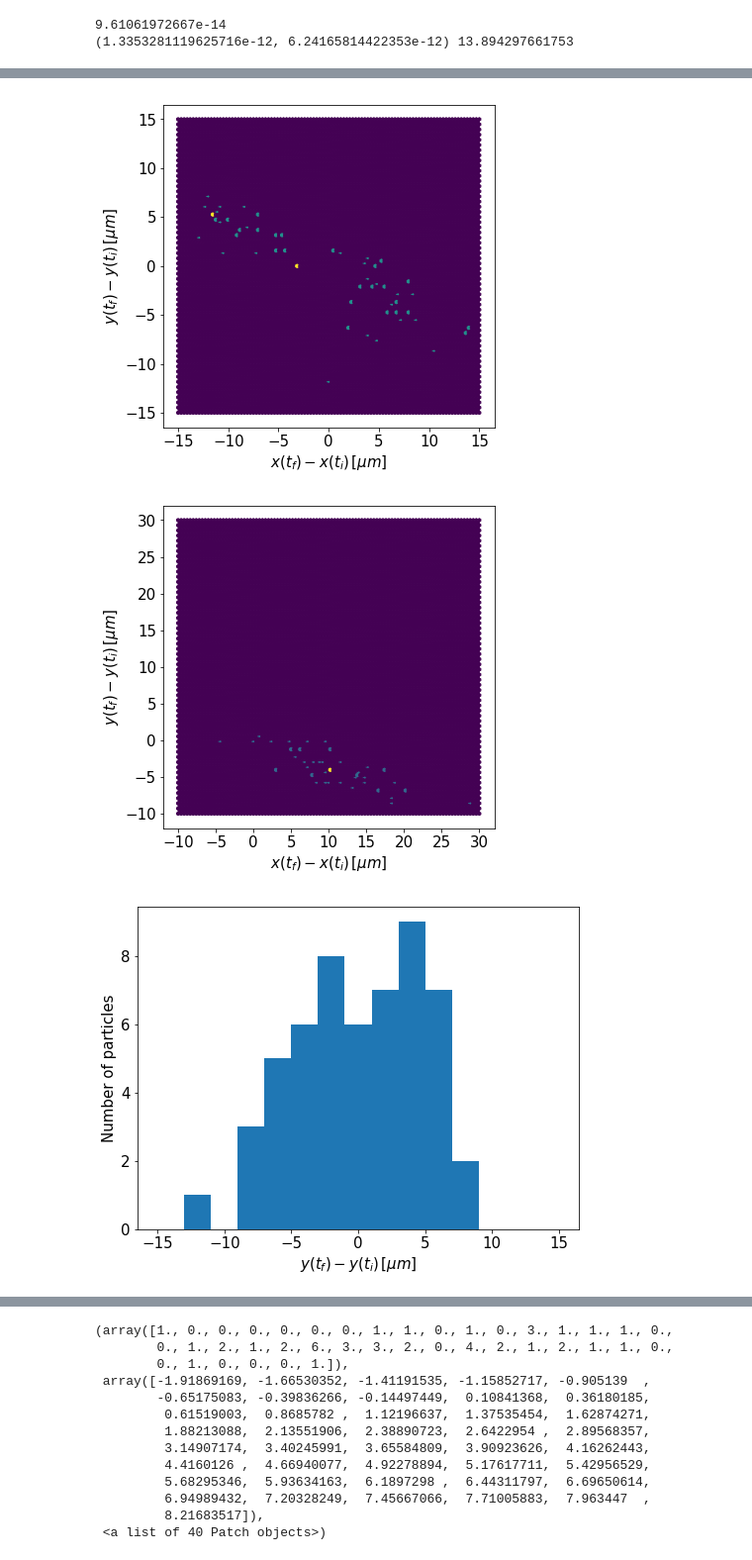
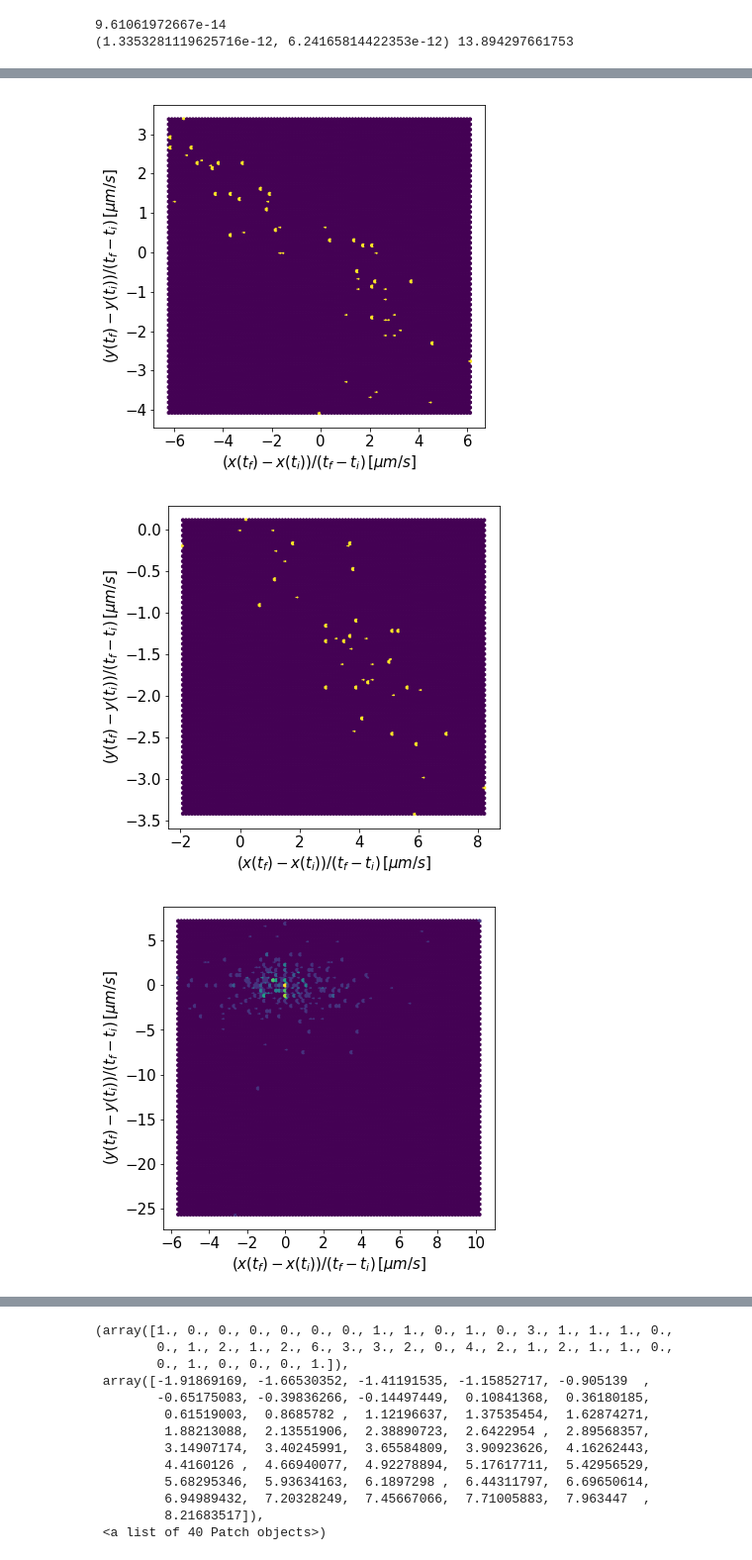
Before and after one commit to y-song/school, a Jupyter notebook: physics111b/lab 2 data.ipynb, the cells around one changed output, grey strips where cells are left out. Shown: that part at 99% size. Saved outputs shown, nothing was run; the diff lists cells and outputs as text; code cells hidden in the pictures.

Commit message:
Added 2D histograms of displacement of micro-beads

```diff
--- a/physics111b/lab 2 data.ipynb
+++ b/physics111b/lab 2 data.ipynb
@@ -256,6 +256,3 @@ def getMeanv(files):
     #mean_vx = np.mean(v_array[:,0])
     #mean_vy = np.mean(v_array[:,1])
     #return mean_vx, mean_vy
-# %%
-v_array = getMeanv('onion_1')
-plt.hist(v_array[:,0]*1e6, bins=40)
@@ -277,34 +259,43 @@ plt.hist(v_array[:,0]*1e6, bins=40)
+# %%
+def getAllv(files):
+    table_table = getTableTable(files)
+    v_array = []
+    for table in table_table:
+        v = getv(table)
+        v_array.append(v)
+    v_array = np.asarray(v_array)
+    return v_array
 # %%
-displace_array = getAllDisplace('onion_1')
+v_array = getAllv('onion_1')
 fig = plt.figure(figsize=(6,6))
-plt.hexbin(displace_array[:,0]*1e6, displace_array[:,1]*1e6, extent=(-15, 15, -15, 15))
-plt.xlabel('$x(t_f)-x(t_i) \, [\mu m]$', fontsize=15)
-plt.ylabel('$y(t_f)-y(t_i) \, [\mu m]$', fontsize=15)
+plt.hexbin(v_array[:,0]*1e6, v_array[:,1]*1e6)
+plt.xlabel('$(x(t_f)-x(t_i))/(t_f - t_i) \, [\mu m/s]$', fontsize=15)
+plt.ylabel('$(y(t_f)-y(t_i))/(t_f - t_i) \, [\mu m/s]$', fontsize=15)
 plt.xticks(fontsize=15)
 plt.yticks(fontsize=15)
 plt.savefig('images/onion1.pdf', bbox_inches='tight')
 # %% [output]
-[figure, old version]
+[figure, new version]
 # %%
-displace_array = getAllDisplace('onion_2')
+v_array = getAllv('onion_2')
 fig = plt.figure(figsize=(6,6))
-plt.hexbin(displace_array[:,0]*1e6, displace_array[:,1]*1e6, extent=(-10, 30, -10, 30))
-plt.xlabel('$x(t_f)-x(t_i) \, [\mu m]$', fontsize=15)
-plt.ylabel('$y(t_f)-y(t_i) \, [\mu m]$', fontsize=15)
+plt.hexbin(v_array[:,0]*1e6, v_array[:,1]*1e6)
+plt.xlabel('$(x(t_f)-x(t_i))/(t_f - t_i) \, [\mu m/s]$', fontsize=15)
+plt.ylabel('$(y(t_f)-y(t_i))/(t_f - t_i) \, [\mu m/s]$', fontsize=15)
 plt.xticks(fontsize=15)
 plt.yticks(fontsize=15)
 plt.savefig('images/onion2.pdf', bbox_inches='tight')
 # %% [output]
-[figure, old version]
+[figure, new version]
 # %%
-displace_array = getAllDisplace('onion_1')
-fig = plt.figure(figsize=(8,6))
-plt.hist(displace_array[:,1]*1e6, bins=15, range=(-15,15))
-plt.xlabel('$y(t_f)-y(t_i) \, [\mu m]$', fontsize=15)
-plt.ylabel('Number of particles', fontsize=15)
+v_array = getAllv('1.6_pvp_small')
+fig = plt.figure(figsize=(6,6))
+plt.hexbin(v_array[:,0]*1e6, v_array[:,1]*1e6)
+plt.xlabel('$(x(t_f)-x(t_i))/(t_f - t_i) \, [\mu m/s]$', fontsize=15)
+plt.ylabel('$(y(t_f)-y(t_i))/(t_f - t_i) \, [\mu m/s]$', fontsize=15)
 plt.xticks(fontsize=15)
 plt.yticks(fontsize=15)
-plt.savefig('images/y1.pdf', bbox_inches='tight')
+plt.savefig('images/1.6v.pdf', bbox_inches='tight')
 # %% [output]
-[figure, old version]
+[figure, new version]
 # %%
```
Also changed, not shown: parts of 9 cells of this notebook.
